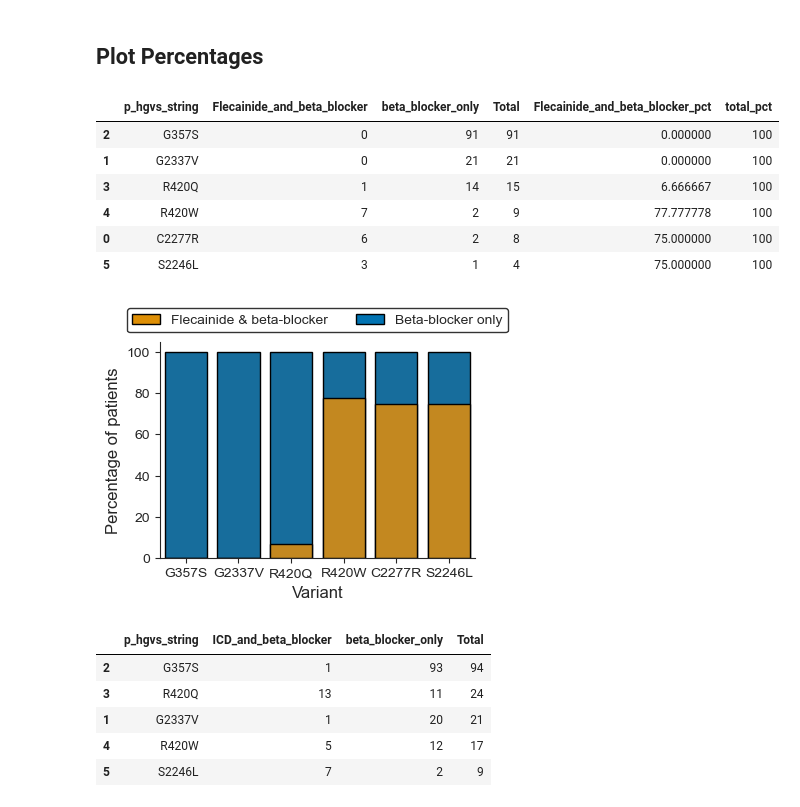
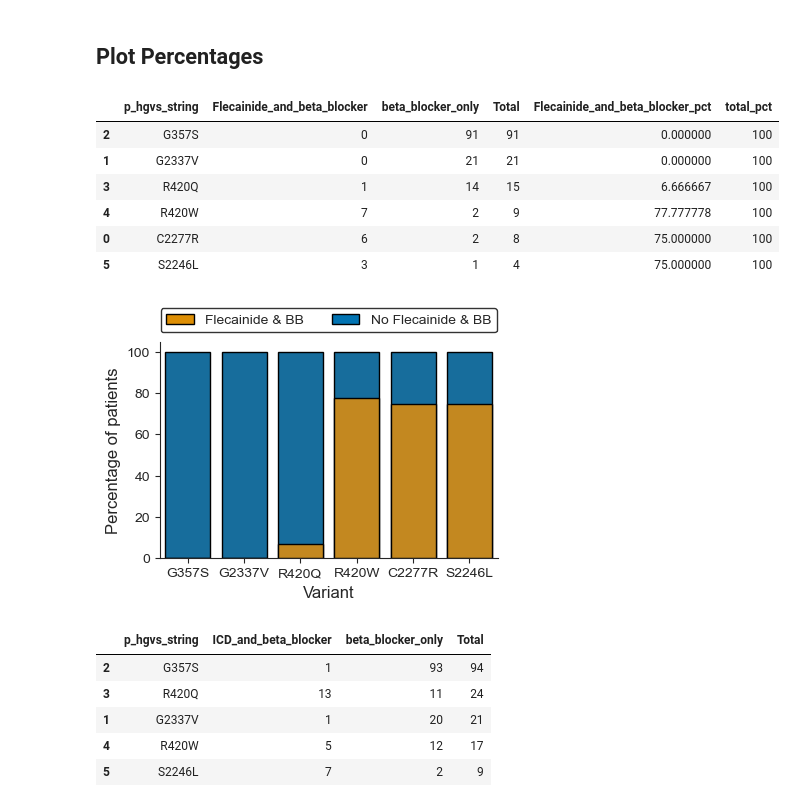
Before and after one commit to alexdaiii/cpvt_database_analysis, a Jupyter notebook: analysis/09_beta_blocker_cpvt.ipynb, the cells around one changed output. Saved outputs shown, nothing was run; the diff lists cells and outputs as text; code cells hidden in the pictures.

```diff
--- a/analysis/09_beta_blocker_cpvt.ipynb
+++ b/analysis/09_beta_blocker_cpvt.ipynb
@@ -905,36 +955,36 @@ def plot_bb_percentages(
         bbox_to_anchor=(0.5, 1.1),
         ncol=2,
         edgecolor="black"
     )
 
     set_figure_size(
         panel
     )
     save_current_plot(plt_name)
 
     plt.show()
 
 
 plot_order = f_and_bb_2013["p_hgvs_string"].tolist()
 
 plot_bb_percentages(
     f_and_bb_2013,
     get_config().treatment_pcts.panels["flecainide_pct"],
     "Flecainide_and_beta_blocker",
-    "Flecainide & beta-blocker",
-    "Beta-blocker only",
+    "Flecainide & BB",
+    "No Flecainide & BB",
     "flecainide_bb_percentages",
     plt_order=plot_order
 )
 # %% [output]
 |  | p_hgvs_string | Flecainide_and_beta_blocker | beta_blocker_only | Total | Flecainide_and_beta_blocker_pct | total_pct |
 | 2 | G357S | 0 | 91 | 91 | 0.000000 | 100 |
 | 1 | G2337V | 0 | 21 | 21 | 0.000000 | 100 |
 | 3 | R420Q | 1 | 14 | 15 | 6.666667 | 100 |
 | 4 | R420W | 7 | 2 | 9 | 77.777778 | 100 |
 | 0 | C2277R | 6 | 2 | 8 | 75.000000 | 100 |
 | 5 | S2246L | 3 | 1 | 4 | 75.000000 | 100 |
-[figure, old version]
+[figure, new version]
 # %%
 icd_fisher = create_fisher_table(
     df_cpvt_bb,
```
Also changed, not shown: parts of 7 cells of this notebook, 1 other file.
